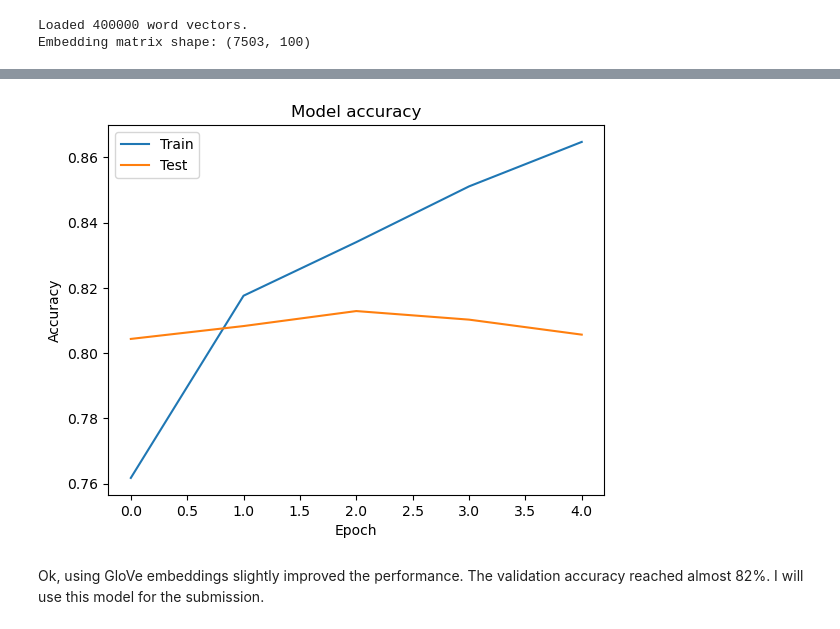
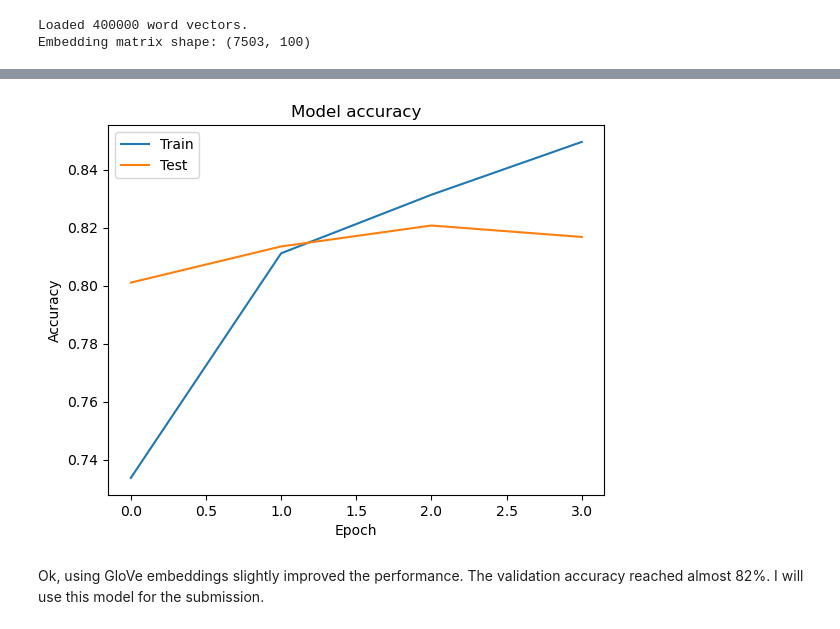
Before and after one commit to alexber2024/rnn, a Jupyter notebook: project.ipynb, the cells around one changed output, grey strips where cells are left out. Drawn from its saved outputs; the diff is of its cells as text; code cells hidden in the pictures.

```diff
--- a/project.ipynb
+++ b/project.ipynb
@@ -511,7 +511,7 @@ optimizer = Adam(learning_rate=0.0003)
 model.compile(loss='binary_crossentropy', optimizer=optimizer, metrics=['accuracy'])
 
 X_train, X_val, y_train, y_val = train_test_split(padded_sequences, y, test_size=0.2, random_state=14)
-history = model.fit(X_train, y_train, epochs=5, batch_size=32, validation_data=(X_val, y_val))
+history = model.fit(X_train, y_train, epochs=4, batch_size=32, validation_data=(X_val, y_val))
 
 plot_history(history)
 # %% [output]
@@ -528,4 +526,4 @@ Epoch 5/5
-[figure, old version]
+[figure, new version]
 # %% [markdown]
 Ok, using GloVe embeddings slightly improved the performance. The validation accuracy reached almost 82%. I will use this model for the submission.
 # %%
```
Also changed, not shown: parts of 2 cells of this notebook.
